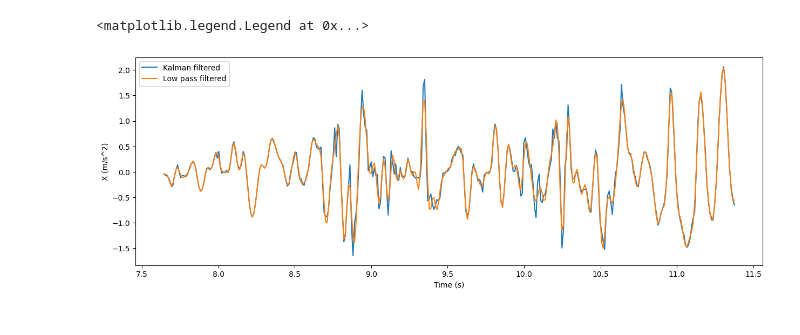
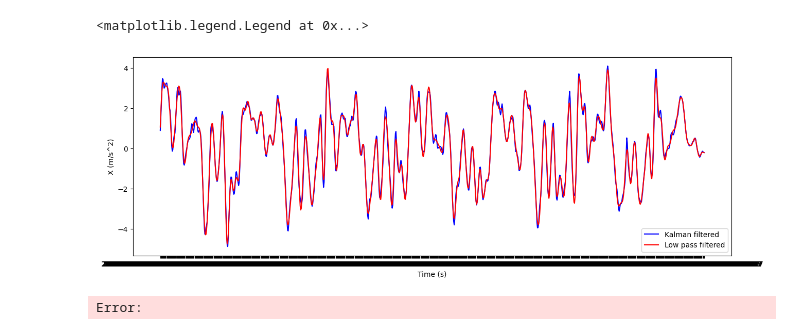
Before and after one commit to rohanzonneveld/ML4QS, a Jupyter notebook: Assignment/DataCleaning.ipynb, the cells around one changed output. Cells and saved outputs as stored; diff of their text form; code cells hidden in the pictures.

```diff
--- a/Assignment/DataCleaning.ipynb
+++ b/Assignment/DataCleaning.ipynb
@@ -21,3 +11,6 @@ back_stroke = slice(1400, 1750)
+# %%
+# load data
+data = pd.read_csv('intermediate_datafiles/dataset.csv', index_col=0)
 # %%
 # apply Kalman filter
 kf = KalmanFilters()
@@ -32,8 +25,16 @@ loc = kf.apply_kalman_filter(loc, 'Velocity (m/s)')
 # %%
 # plot uncleaned and cleaned data in same plot
 plt.figure(figsize=(15, 5))
-plt.plot(acc['Time (s)'][free_style], acc['X (m/s^2)'][free_style], label='Uncleaned')
-plt.plot(acc['Time (s)'][free_style], acc['X (m/s^2)_kalman'][free_style], label='Cleaned')
+
+# indices on one baan
+baan = slice(94500, 95500)
+
+# Plotting the uncleaned data for each stroke
+plt.plot(data['accelerometer_X (m/s^2)'][baan], label='Raw', color = 'blue')
+
+# Plotting the cleaned data for each stroke
+plt.plot(data['accelerometer_X (m/s^2)_kalman'][baan], label='Cleaned', color = 'red')
+
 plt.xlabel('Time (s)')
 plt.ylabel('X (m/s^2)')
 plt.legend()
@@ -43,25 +44,25 @@ plt.legend()
 # %%
 # apply low pass filter
 lpf = LowPassFilter()
-acc = lpf.low_pass_filter(acc, 'X (m/s^2)_kalman', 100, 20, order=20)
-acc = lpf.low_pass_filter(acc, 'Y (m/s^2)_kalman', 100, 20, order=20)
-acc = lpf.low_pass_filter(acc, 'Z (m/s^2)_kalman', 100, 20, order=20)
-gyro = lpf.low_pass_filter(gyro, 'X (rad/s)_kalman', 100, 20, order=20)
-gyro = lpf.low_pass_filter(gyro, 'Y (rad/s)_kalman', 100, 20, order=20)
-gyro = lpf.low_pass_filter(gyro, 'Z (rad/s)_kalman', 100, 20, order=20)
-baro = lpf.low_pass_filter(baro, 'X (hPa)_kalman', 100, 20, order=20)
-loc = lpf.low_pass_filter(loc, 'Velocity (m/s)_kalman', 100, 20, order=20)
+data = lpf.low_pass_filter(data, 'accelerometer_X (m/s^2)_kalman', 100, 10, order=20)
+data = lpf.low_pass_filter(data, 'accelerometer_Y (m/s^2)_kalman', 100, 10, order=20)
+data = lpf.low_pass_filter(data, 'accelerometer_Z (m/s^2)_kalman', 100, 10, order=20)
+data = lpf.low_pass_filter(data, 'gyroscope_X (rad/s)_kalman', 100, 10, order=20)
+data = lpf.low_pass_filter(data, 'gyroscope_Y (rad/s)_kalman', 100, 10, order=20)
+data = lpf.low_pass_filter(data, 'gyroscope_Z (rad/s)_kalman', 100, 10, order=20)
+data = lpf.low_pass_filter(data, 'barometer_X (hPa)_kalman', 100, 10, order=20)
+data = lpf.low_pass_filter(data, 'location_Velocity (m/s)_kalman', 100, 10, order=20)
 # %%
 # plot kalman filtered and low pass filtered data in same plot
 plt.figure(figsize=(15, 5))
-plt.plot(acc['Time (s)'][free_style], acc['X (m/s^2)_kalman'][free_style], label='Kalman filtered')
-plt.plot(acc['Time (s)'][free_style], acc['X (m/s^2)_kalman_lowpass'][free_style], label='Low pass filtered')
+plt.plot(data['accelerometer_X (m/s^2)_kalman'][baan], label='Kalman filtered', color='blue')
+plt.plot(data['accelerometer_X (m/s^2)_kalman_lowpass'][baan], label='Low pass filtered', color='red')
 plt.xlabel('Time (s)')
 plt.ylabel('X (m/s^2)')
 plt.legend()
 # %% [output]
 <matplotlib.legend.Legend at 0x...>
-[figure, old version]
+[figure, new version]
 # %%
 # apply PCA
 pca = PrincipalComponentAnalysis()
@@ -75,0 +79,18 @@ loc.to_csv('data/phone/20230608/Location_cleaned.csv', index=False)
+# %%
+pc_values = pca.determine_pc_explained_variance(data, ['accelerometer_X (m/s^2)_kalman_lowpass',
+                                                    'accelerometer_Y (m/s^2)_kalman_lowpass',
+                                                    'accelerometer_Z (m/s^2)_kalman_lowpass',
+                                                    'gyroscope_X (rad/s)_kalman_lowpass',
+                                                    'gyroscope_Y (rad/s)_kalman_lowpass',
+                                                    'gyroscope_Z (rad/s)_kalman_lowpass',
+                                                    'barometer_X (hPa)_kalman_lowpass',
+                                                    'location_Velocity (m/s)_kalman_lowpass'
+                                                    ]
+                                                    )
+
+plt.plot(range(1, 9), pc_values)
+plt.xlabel('Principal component')
+plt.ylabel('Explained variance')
+plt.show()
+# %% [output]
+Error:
```
Also changed, not shown: parts of 8 cells of this notebook, 9 other files.
